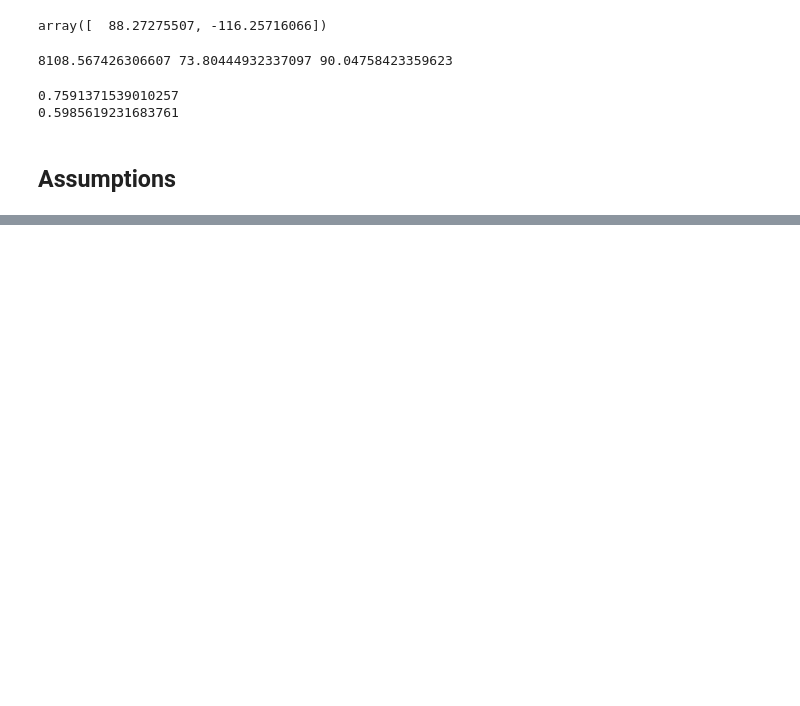
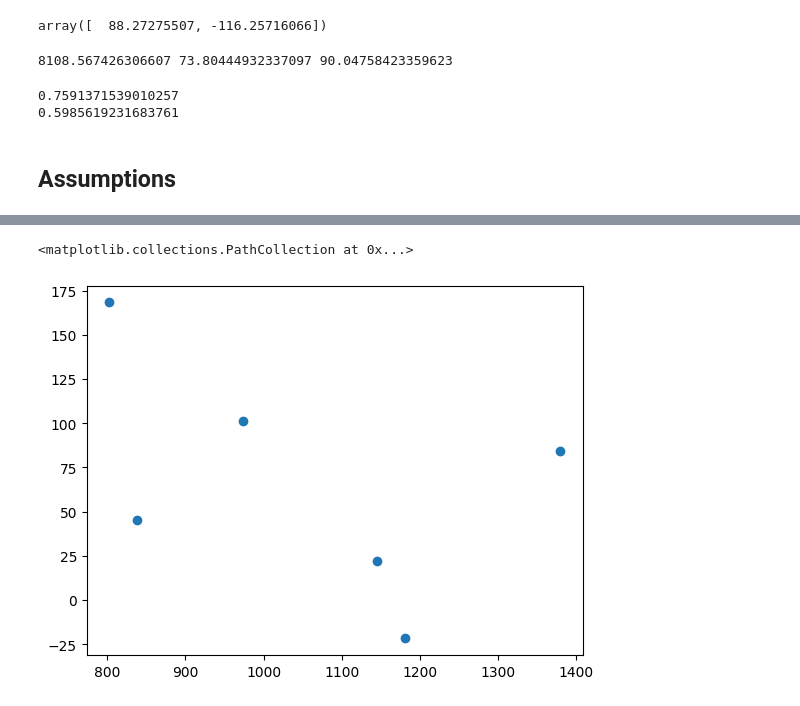
Before and after one commit to aishwarykesarwani/Data-Science, a Jupyter notebook: Udemy MLops/Understanding complete linear regression/multi_linear_regression.ipynb, the cells around one changed output, grey strips where cells are left out. Drawn from its saved outputs; the diff is of its cells as text; code cells hidden in the pictures; blank space fills up the shorter version.

```diff
--- a/Udemy MLops/Understanding complete linear regression/multi_linear_regression.ipynb
+++ b/Udemy MLops/Understanding complete linear regression/multi_linear_regression.ipynb
@@ -178,0 +211,5 @@ print(1 - (1-score)*(len(Y_test)-1)/(len(Y_test)-X_test.shape[1]-1))
+# %%
+plt.scatter(y_pred,residuals)
+# %% [output]
+<matplotlib.collections.PathCollection at 0x...>
+[figure, added]
```
Also changed, not shown: parts of 13 cells of this notebook, 7 other files.
